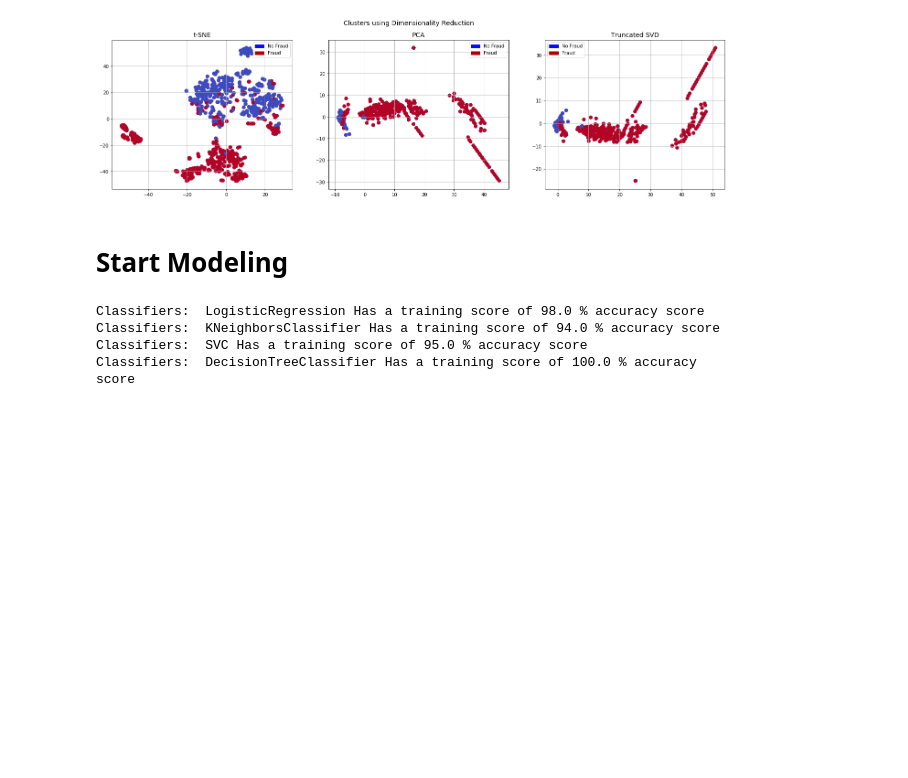
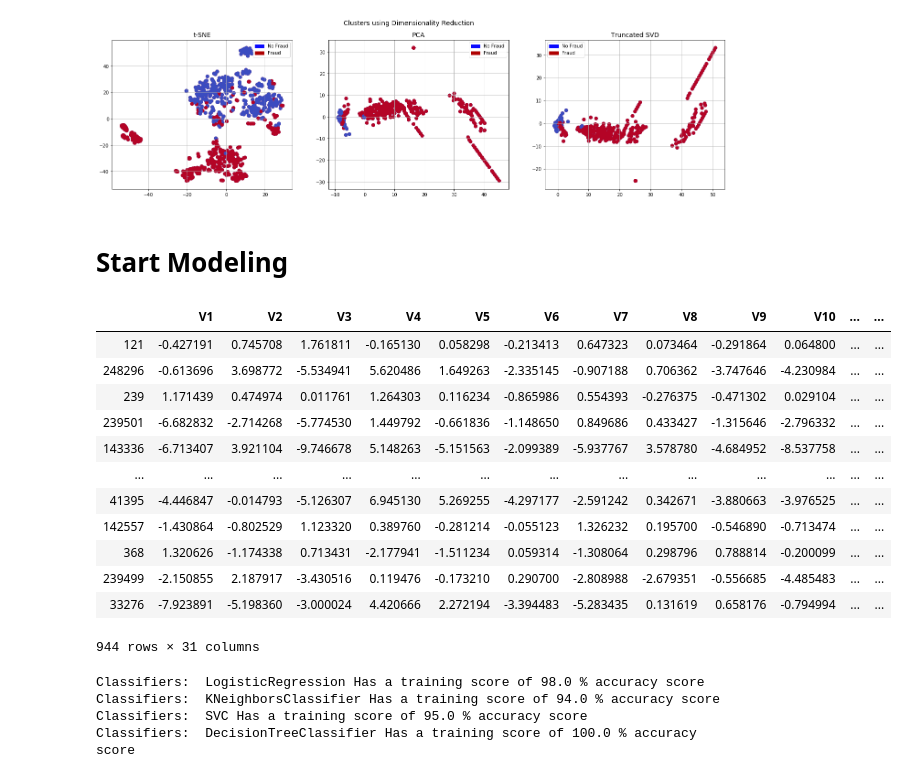
Before and after one commit to jcanque777/credit_card_fraud, a Jupyter notebook: creditcardfraud.ipynb, the cells around one changed output. Saved outputs shown, nothing was run; the diff lists cells and outputs as text; code cells hidden in the pictures; blank space fills up the shorter version.

```diff
--- a/creditcardfraud.ipynb
+++ b/creditcardfraud.ipynb
@@ -688,3 +688,19 @@ plt.show()
 [figure]
 # %% [markdown]
 # Start Modeling
+# %%
+new_df
+# %% [output]
+|  | V1 | V2 | V3 | V4 | V5 | V6 | V7 | V8 | V9 | V10 | ... | ... |
+| 121 | -0.427191 | 0.745708 | 1.761811 | -0.165130 | 0.058298 | -0.213413 | 0.647323 | 0.073464 | -0.291864 | 0.064800 | ... | ... |
+| 248296 | -0.613696 | 3.698772 | -5.534941 | 5.620486 | 1.649263 | -2.335145 | -0.907188 | 0.706362 | -3.747646 | -4.230984 | ... | ... |
+| 239 | 1.171439 | 0.474974 | 0.011761 | 1.264303 | 0.116234 | -0.865986 | 0.554393 | -0.276375 | -0.471302 | 0.029104 | ... | ... |
+| 239501 | -6.682832 | -2.714268 | -5.774530 | 1.449792 | -0.661836 | -1.148650 | 0.849686 | 0.433427 | -1.315646 | -2.796332 | ... | ... |
+| 143336 | -6.713407 | 3.921104 | -9.746678 | 5.148263 | -5.151563 | -2.099389 | -5.937767 | 3.578780 | -4.684952 | -8.537758 | ... | ... |
+| ... | ... | ... | ... | ... | ... | ... | ... | ... | ... | ... | ... | ... |
+| 41395 | -4.446847 | -0.014793 | -5.126307 | 6.945130 | 5.269255 | -4.297177 | -2.591242 | 0.342671 | -3.880663 | -3.976525 | ... | ... |
+| 142557 | -1.430864 | -0.802529 | 1.123320 | 0.389760 | -0.281214 | -0.055123 | 1.326232 | 0.195700 | -0.546890 | -0.713474 | ... | ... |
+| 368 | 1.320626 | -1.174338 | 0.713431 | -2.177941 | -1.511234 | 0.059314 | -1.308064 | 0.298796 | 0.788814 | -0.200099 | ... | ... |
+| 239499 | -2.150855 | 2.187917 | -3.430516 | 0.119476 | -0.173210 | 0.290700 | -2.808988 | -2.679351 | -0.556685 | -4.485483 | ... | ... |
+| 33276 | -7.923891 | -5.198360 | -3.000024 | 4.420666 | 2.272194 | -3.394483 | -5.283435 | 0.131619 | 0.658176 | -0.794994 | ... | ... |
+944 rows × 31 columns
```
Also changed, not shown: parts of 21 cells of this notebook.
